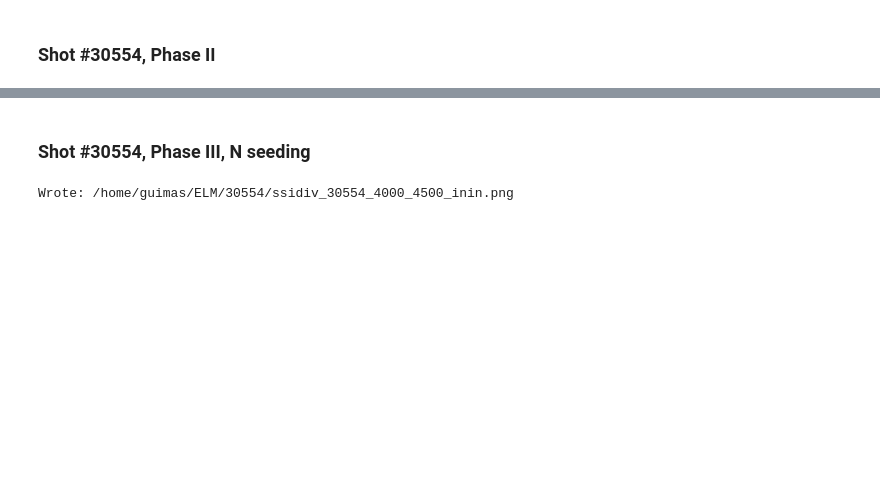
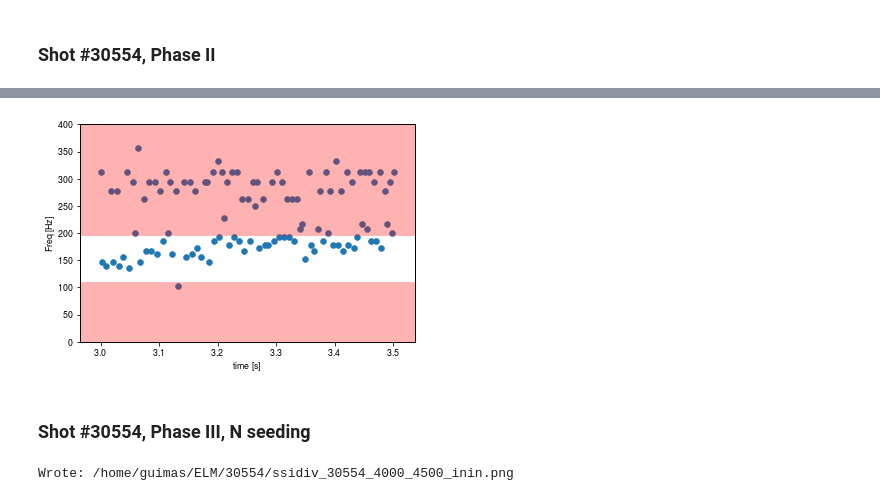
Before and after one commit to guimarais/ELMidiv, a Jupyter notebook: ELM_jsat_ECA_IDIV.ipynb, the cells around one changed output, grey strips where cells are left out. Saved outputs shown, nothing was run; the diff lists cells and outputs as text; code cells hidden in the pictures; blank space fills up the shorter version.

```diff
--- a/ELM_jsat_ECA_IDIV.ipynb
+++ b/ELM_jsat_ECA_IDIV.ipynb
@@ -315,3 +331,19 @@ Wrote: /home/guimas/ELM/30554/ssidiv_30554_3000_3500_outout.png
+# %%
+ELM = dd.shotfile("ELM", 30554, experiment='guimas', edition=2)
+freq = ELM("f_ELM", tBegin=ti, tEnd=tf)
+ELM.close()
+
+plt.scatter(freq.time, freq.data)
+#fmin = 115
+#fmax = 235
+plt.axhspan(0,fmin,color='r',alpha=0.3)
+plt.axhspan(fmax,1000,color='r',alpha=0.3)
+plt.xlabel('time [s]')
+plt.ylabel('Freq [Hz]')
+plt.ylim(0,400)
+plt.show()
+# %% [output]
+[figure, added]
 # %% [markdown]
 ### Shot #30554, Phase III, N seeding
 # %%
```
Also changed, not shown: parts of 7 cells of this notebook, 3 other files.
